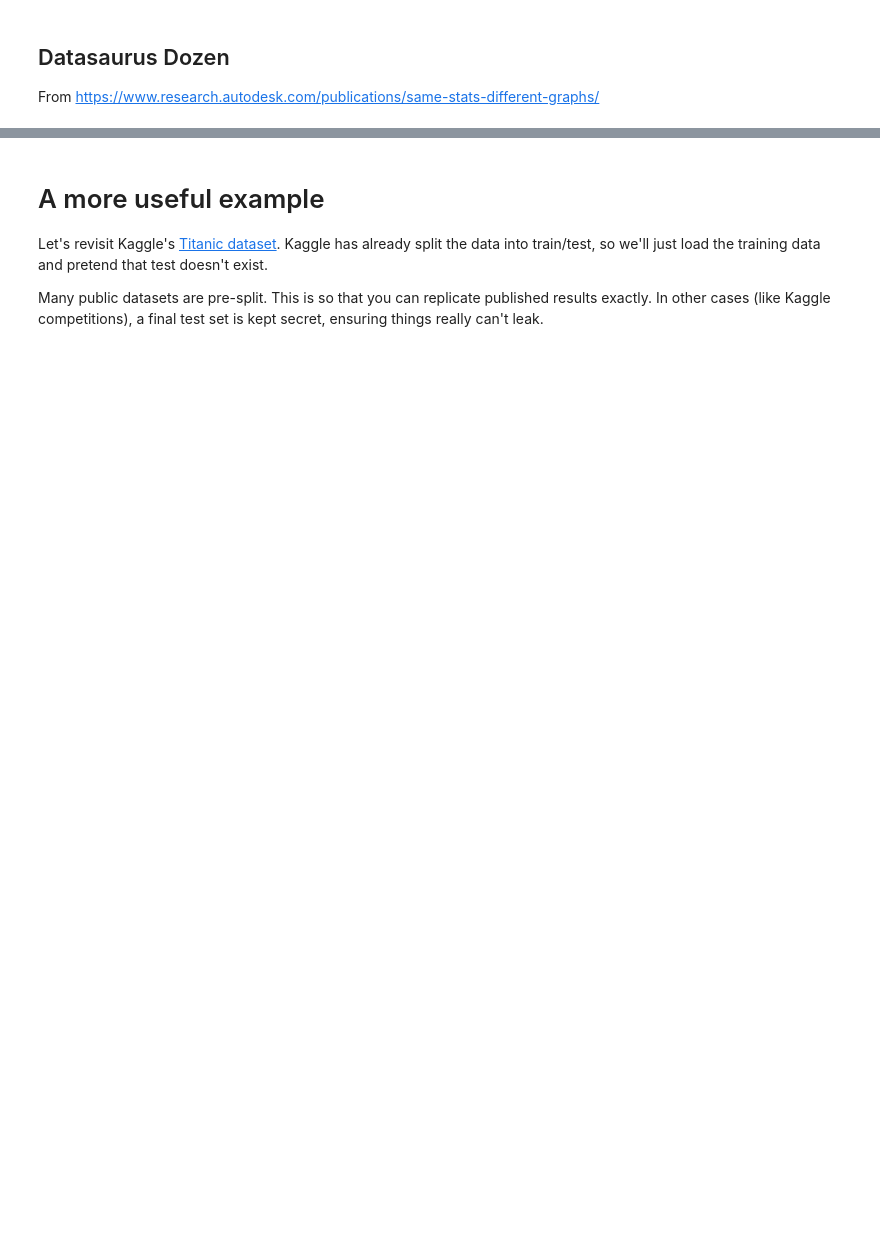
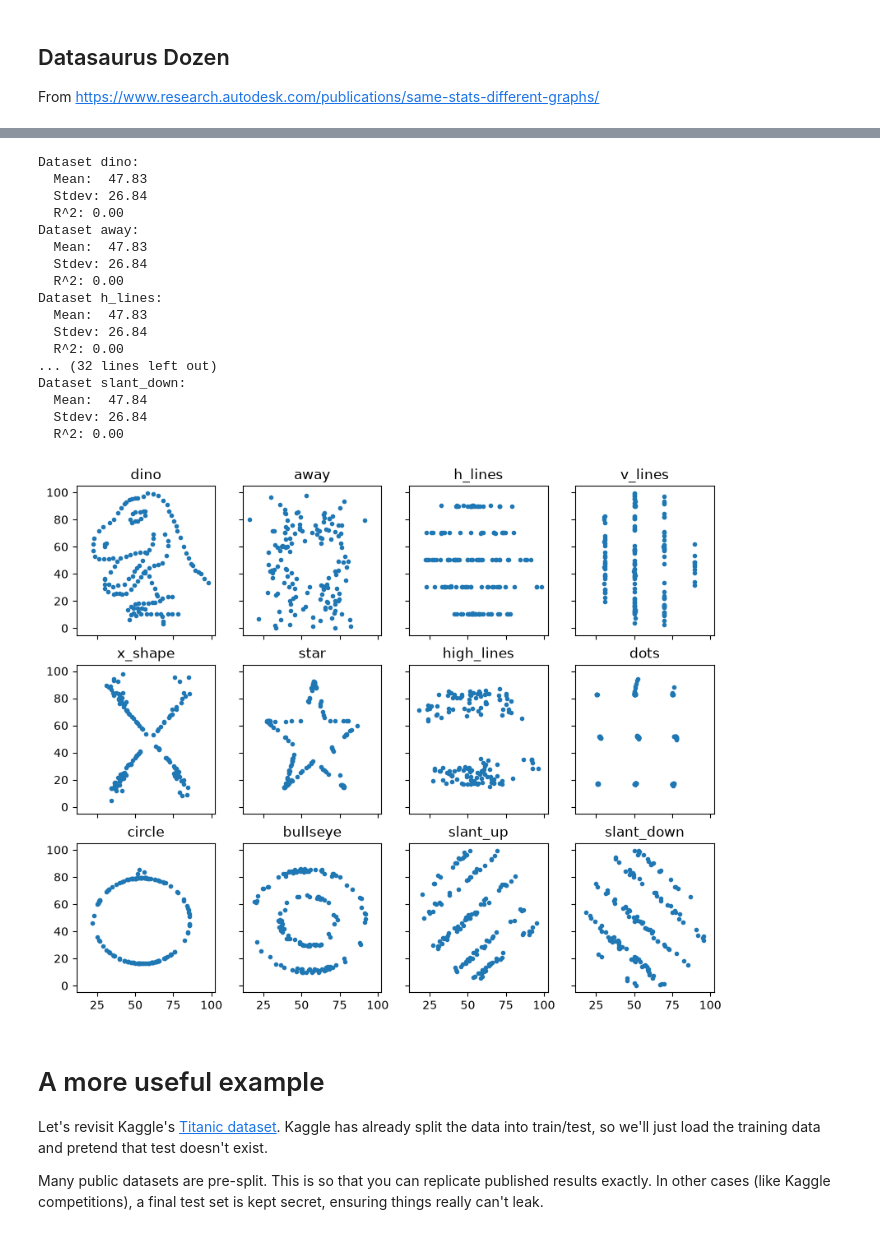
Before and after one commit to mru-data3464/f26, a Jupyter notebook: demo_code/03_eda/eda_demo.ipynb, the cells around one changed output, grey strips where cells are left out. Saved outputs shown, nothing was run; the diff lists cells and outputs as text; code cells hidden in the pictures; blank space fills up the shorter version.

```diff
--- a/demo_code/03_eda/eda_demo.ipynb
+++ b/demo_code/03_eda/eda_demo.ipynb
@@ -70,15 +123,34 @@ dsd["dataset"].value_counts()
 # %%
 fig, axs = plt.subplots(3, 4, sharex=True, sharey=True, figsize=(10,8))
 
 for ax, name in zip(axs.flat, dsd["dataset"].unique()):
     slice = dsd.query("dataset == @name")
-    ax.scatter(slice["x"], slice["y"])
+    ax.scatter(slice["x"], slice["y"], marker=".")
     ax.set_title(name)
 
     print(f"Dataset {name}:")
     print(f"  Mean:  {np.mean(slice['y']):.2f}")
     print(f"  Stdev: {np.std(slice['y']):.2f}")
     print(f"  R^2: {np.corrcoef(slice['x'],slice['y'])[0][1]**2:.2f}")
+# %% [output]
+Dataset dino:
+  Mean:  47.83
+  Stdev: 26.84
+  R^2: 0.00
+Dataset away:
+  Mean:  47.83
+  Stdev: 26.84
+  R^2: 0.00
+Dataset h_lines:
+  Mean:  47.83
+  Stdev: 26.84
+  R^2: 0.00
+... (32 lines left out)
+Dataset slant_down:
+  Mean:  47.84
+  Stdev: 26.84
+  R^2: 0.00
+[figure, added]
 # %% [markdown]
 # A more useful example
 Let's revisit Kaggle's [Titanic dataset](https://www.kaggle.com/competitions/titanic/data). Kaggle has already split the data into train/test, so we'll just load the training data and pretend that test doesn't exist.
```
Also changed, not shown: parts of 9 cells of this notebook, 1 other file.
